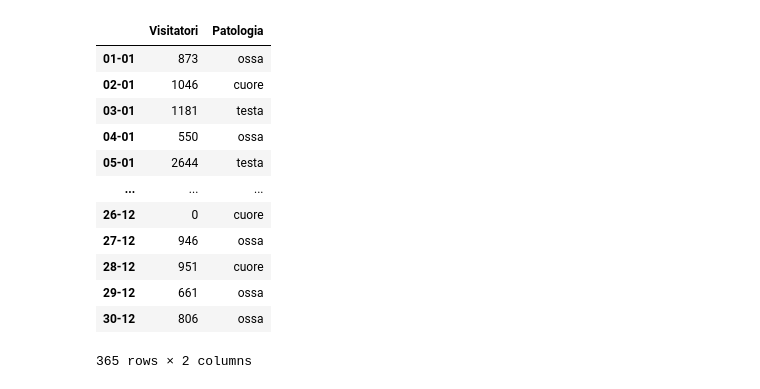
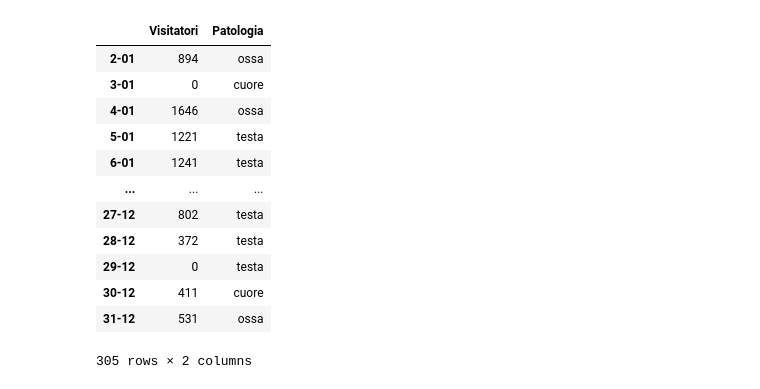
Before and after one commit to lemtiel93/Corso_AlessandroArgentino, a Jupyter notebook: corso-data-science/18-09/ospedale.ipynb, the cells around one changed output. Cells and saved outputs as stored; diff of their text form; code cells hidden in the pictures.

```diff
--- a/corso-data-science/18-09/ospedale.ipynb
+++ b/corso-data-science/18-09/ospedale.ipynb
@@ -2,14 +2,14 @@
 import numpy as np
 import random
 
-dati_1 = np.random.normal(loc = 1200, scale = 900 , size = 91)
-dati_2 = np.random.normal(loc = 1000, scale = 700 , size = 91)
-dati_3 = np.random.normal(loc = 800, scale = 500 , size = 91)
-dati_4 = np.random.normal(loc = 600, scale = 300 , size = 92)
+dati_1 = np.random.normal(loc = 1200, scale = 900 , size = 76)
+dati_2 = np.random.normal(loc = 1000, scale = 700 , size = 76)
+dati_3 = np.random.normal(loc = 800, scale = 500 , size = 76)
+dati_4 = np.random.normal(loc = 600, scale = 300 , size = 77)
 dati_finali = np.concatenate((dati_1, dati_2, dati_3, dati_4))
 dati_finali[dati_finali < 0] = 0
 dati_finali = dati_finali.astype(int)
 patologie = ['testa','cuore','ossa']
-list_patologie = random.choices(patologie, k= 365)
+list_patologie = random.choices(patologie, k= 305)
 dati_finali
 # %% [output]
@@ -32,0 +33,26 @@ array([ 873, 1046, 1181,  550, 2644, 2107, 1838, 1545,    0, 1741,    0,
+# %%
+giorni_disponibili = list(range(1, 32))
+
+giorni_mese = {
+    '01': 26,
+    '02': 24,
+    '03': 26,
+    '04': 26,
+    '05': 26,
+    '06': 25,
+    '07': 25,
+    '08': 25,
+    '09': 25,
+    '10': 26,
+    '11': 25,
+    '12': 26
+}
+
+list_index = []
+for mese, num_giorni in giorni_mese.items():
+    giorni_selezionati = random.sample(list(range(1,32)) , num_giorni)
+    giorni_selezionati.sort()
+    for j in giorni_selezionati:
+        list_index.append(str(j)+'-'+ str(mese))
+
+list_index
@@ -33,24 +77,22 @@ array([ 873, 1046, 1181,  550, 2644, 2107, 1838, 1545,    0, 1741,    0,
 # %%
 import pandas as pd
-date = pd.date_range(start="2024-01-01", periods=365, freq='D').strftime('%d-%m')
-
 df = pd.DataFrame({'Visitatori': dati_finali,
-                   'Patologia' : list_patologie}, index=date)
+                   'Patologia' : list_patologie}, index=list_index)
 df
 # %% [output]
 |  | Visitatori | Patologia |
-| 01-01 | 873 | ossa |
-| 02-01 | 1046 | cuore |
-| 03-01 | 1181 | testa |
-| 04-01 | 550 | ossa |
-| 05-01 | 2644 | testa |
+| 2-01 | 894 | ossa |
+| 3-01 | 0 | cuore |
+| 4-01 | 1646 | ossa |
+| 5-01 | 1221 | testa |
+| 6-01 | 1241 | testa |
 | ... | ... | ... |
-| 26-12 | 0 | cuore |
-| 27-12 | 946 | ossa |
-| 28-12 | 951 | cuore |
-| 29-12 | 661 | ossa |
-| 30-12 | 806 | ossa |
+| 27-12 | 802 | testa |
+| 28-12 | 372 | testa |
+| 29-12 | 0 | testa |
+| 30-12 | 411 | cuore |
+| 31-12 | 531 | ossa |
-365 rows × 2 columns
+305 rows × 2 columns
 # %%
 media_mese = {}
 std_mese = {}
```
Also changed, not shown: parts of 6 cells of this notebook.
